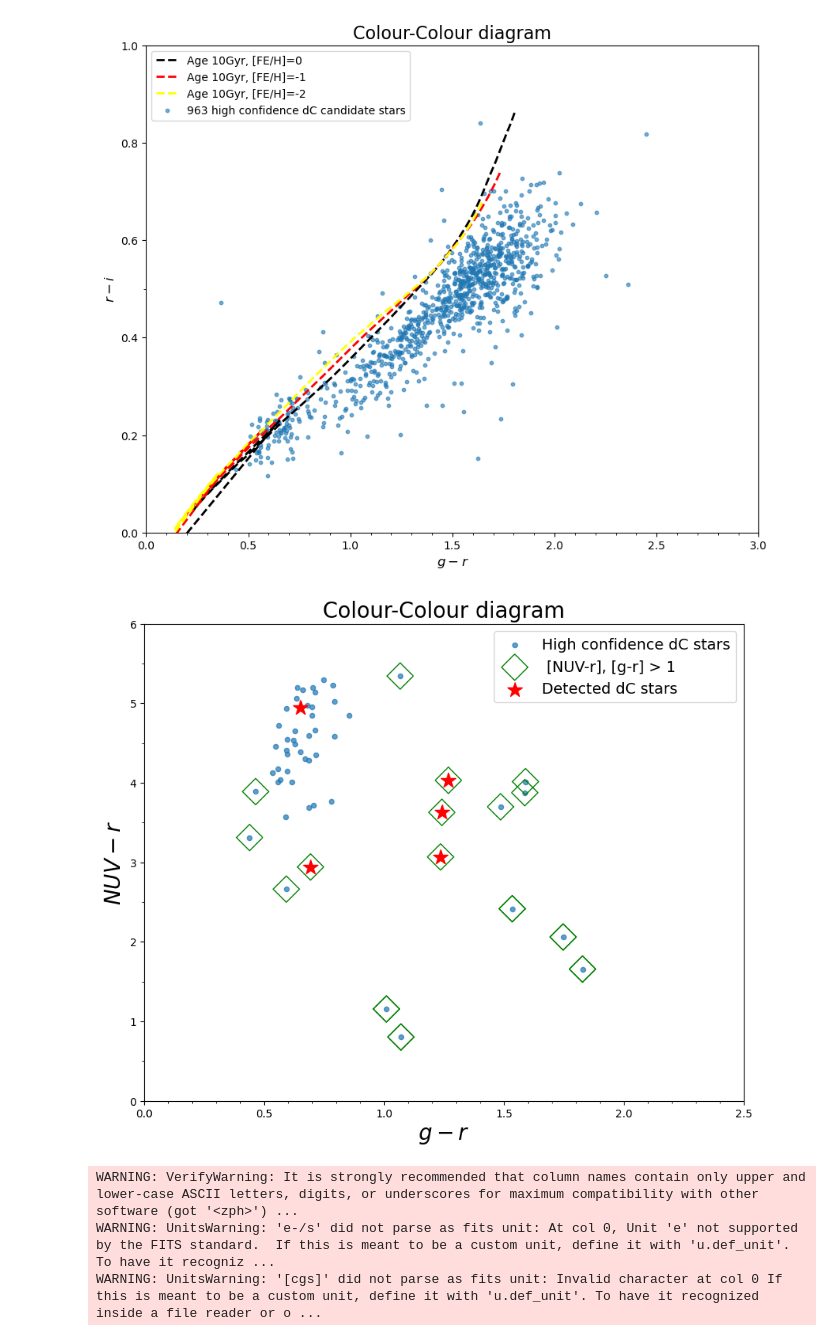
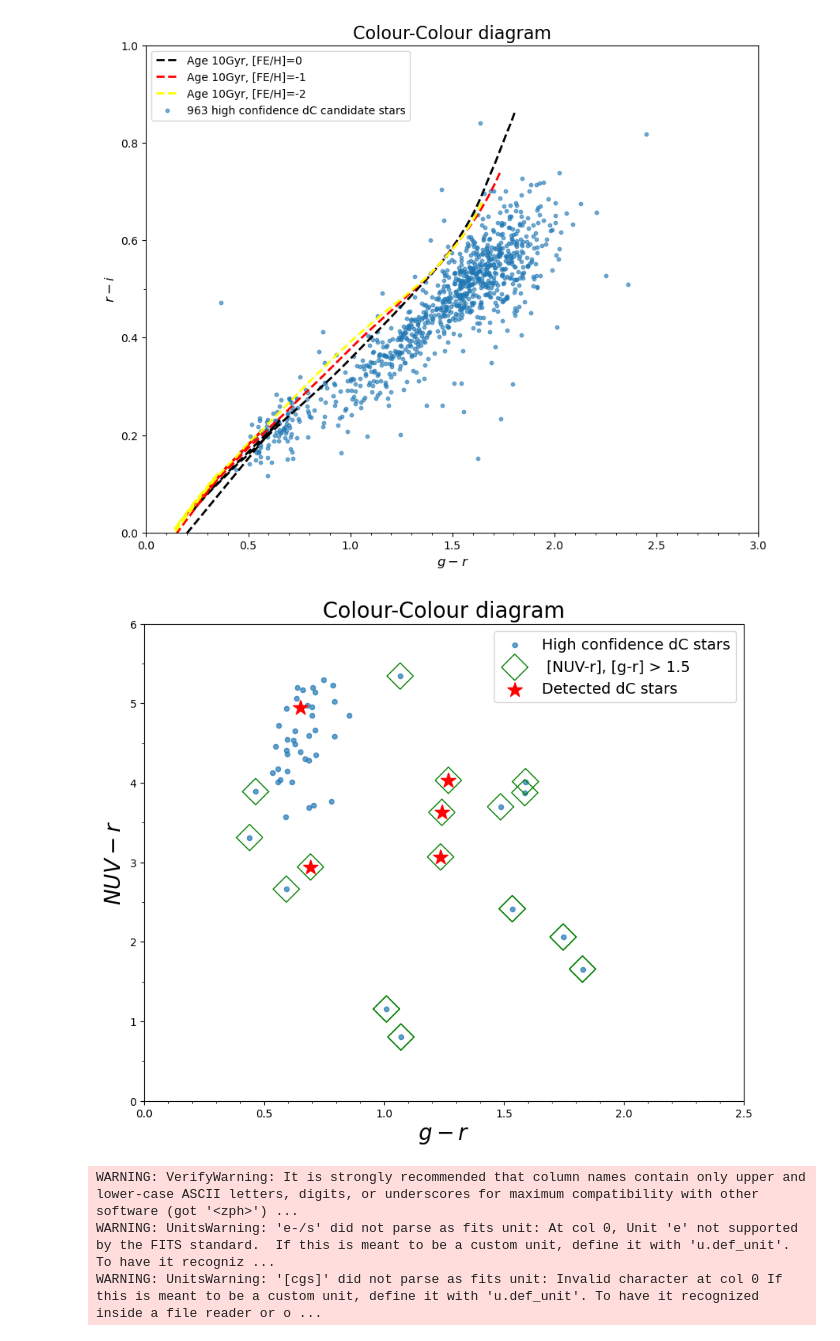
Before and after one commit to amberxbarlow/MSci_project, a Jupyter notebook: MSci Project.ipynb, the cells around one changed output. Cells and saved outputs as stored; diff of their text form; code cells hidden in the pictures.

```diff
--- a/MSci Project.ipynb
+++ b/MSci Project.ipynb
@@ -620,26 +583,26 @@ See the caveats in the documentation: https://pandas.pydata.org/pandas-docs/stab
 # %%
 
 plt.figure(figsize=(10, 8))
 plt.xlim(0, 2.5)
 plt.ylim(0, 6)
 plt.scatter(merged_data['g-r'], merged_data['NUV-r'], s=20, alpha=0.7, label='High confidence dC stars')
-plt.scatter(outliers_nuvr['g-r'], outliers_nuvr['NUV-r'], s=300, marker='D',facecolors='none', color='green', label=' [NUV-r], [g-r] > 1')
+plt.scatter(outliers_nuvr['g-r'], outliers_nuvr['NUV-r'], s=300, marker='D',facecolors='none', color='green', label=' [NUV-r], [g-r] > 1.5')
 plt.scatter(outliers_gr['g-r'], outliers_gr['NUV-r'], s=300, marker='D',facecolors='none', color='green')
 plt.scatter(system['g-r'], system['NUV-r'], s=200, color='red',  marker='*')
 plt.scatter(system3['g-r'], system3['NUV-r'], s=200, label='Detected dC stars', color='red',  marker='*')
 plt.scatter(system4['g-r'], system4['NUV-r'], s=200, color='red',  marker='*')
 plt.scatter(system5['g-r'], system5['NUV-r'], s=200, color='red',  marker='*')
 plt.scatter(system2['g-r'] , system2['NUV-r'], s=200, color='red',  marker='*')
 plt.xlabel('$g - r$', fontsize=20)
 plt.ylabel('$NUV - r$', fontsize=20)
 plt.title('Colour-Colour diagram', fontsize=20)
 ax = plt.gca()
 ax.xaxis.set_minor_locator(ticker.MultipleLocator(base=0.1))
 ax.yaxis.set_minor_locator(ticker.MultipleLocator(base=0.5))
 plt.legend(fontsize=14)
 plt.show()
 # %% [output]
-[figure, old version]
+[figure, new version]
 # %%
 
 gaiadata = 'Data/hugedata1.fits'
```
Also changed, not shown: parts of 8 cells of this notebook.
